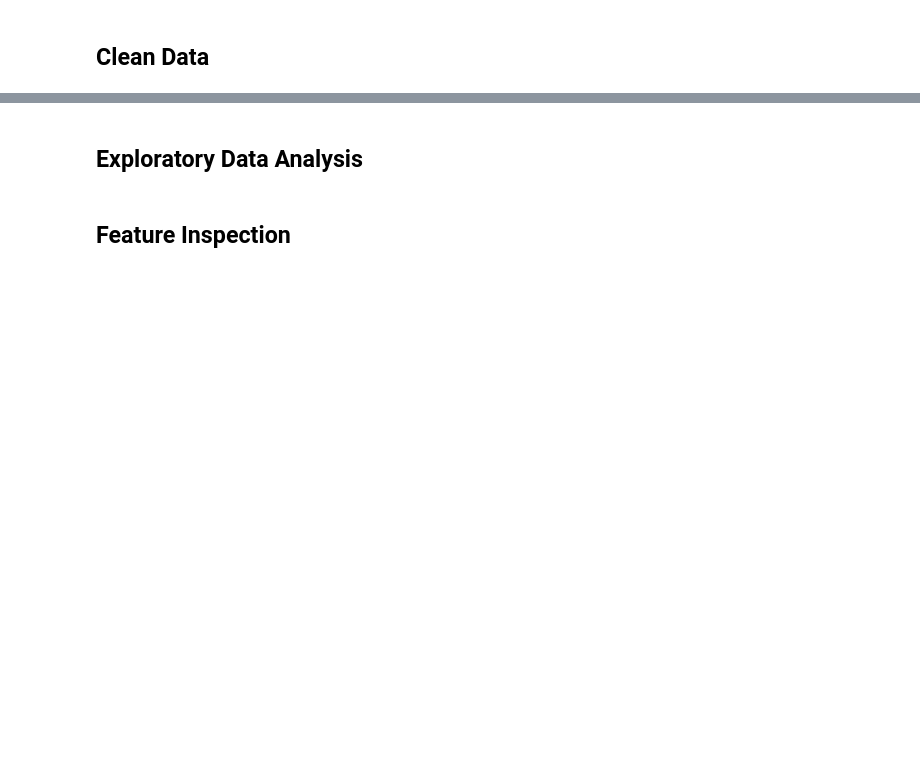
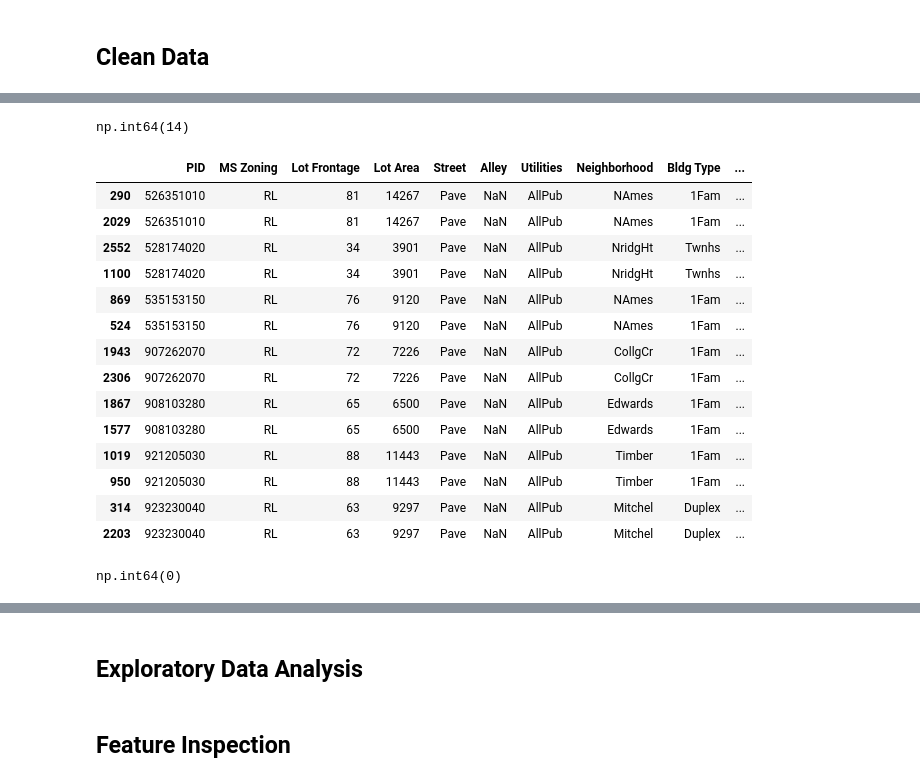
Before and after one commit to Maryam-Skaik/Prediction-of-Product-Sales, a Jupyter notebook: Prediction_of_Product_Sales.ipynb, the cells around one changed output, grey strips where cells are left out. Saved outputs shown, nothing was run; the diff lists cells and outputs as text; code cells hidden in the pictures; blank space fills up the shorter version.

```diff
--- a/Prediction_of_Product_Sales.ipynb
+++ b/Prediction_of_Product_Sales.ipynb
@@ -11,0 +167,4 @@
+# %%
+# Dropping unnamed 0 (permanently)
+df = df.drop(columns='Unnamed: 0')
+df.head()
@@ -11,0 +239,31 @@
+# %%
+# Include the first row along with all dupicates
+duplicated_rows = df.duplicated(keep=False)
+duplicated_rows.sum()
+# %% [output]
+np.int64(14)
+# %%
+# Display duplicates
+df[duplicated_rows].sort_values('PID')
+# %% [output]
+|  | PID | MS Zoning | Lot Frontage | Lot Area | Street | Alley | Utilities | Neighborhood | Bldg Type | ... |
+| 290 | 526351010 | RL | 81 | 14267 | Pave | NaN | AllPub | NAmes | 1Fam | ... |
+| 2029 | 526351010 | RL | 81 | 14267 | Pave | NaN | AllPub | NAmes | 1Fam | ... |
+| 2552 | 528174020 | RL | 34 | 3901 | Pave | NaN | AllPub | NridgHt | Twnhs | ... |
+| 1100 | 528174020 | RL | 34 | 3901 | Pave | NaN | AllPub | NridgHt | Twnhs | ... |
+| 869 | 535153150 | RL | 76 | 9120 | Pave | NaN | AllPub | NAmes | 1Fam | ... |
+| 524 | 535153150 | RL | 76 | 9120 | Pave | NaN | AllPub | NAmes | 1Fam | ... |
+| 1943 | 907262070 | RL | 72 | 7226 | Pave | NaN | AllPub | CollgCr | 1Fam | ... |
+| 2306 | 907262070 | RL | 72 | 7226 | Pave | NaN | AllPub | CollgCr | 1Fam | ... |
+| 1867 | 908103280 | RL | 65 | 6500 | Pave | NaN | AllPub | Edwards | 1Fam | ... |
+| 1577 | 908103280 | RL | 65 | 6500 | Pave | NaN | AllPub | Edwards | 1Fam | ... |
+| 1019 | 921205030 | RL | 88 | 11443 | Pave | NaN | AllPub | Timber | 1Fam | ... |
+| 950 | 921205030 | RL | 88 | 11443 | Pave | NaN | AllPub | Timber | 1Fam | ... |
+| 314 | 923230040 | RL | 63 | 9297 | Pave | NaN | AllPub | Mitchel | Duplex | ... |
+| 2203 | 923230040 | RL | 63 | 9297 | Pave | NaN | AllPub | Mitchel | Duplex | ... |
+# %%
+# Remove duplicates
+df = df.drop_duplicates()
+df.duplicated().sum()
+# %% [output]
+np.int64(0)
```
Also changed, not shown: parts of 26 cells of this notebook.
